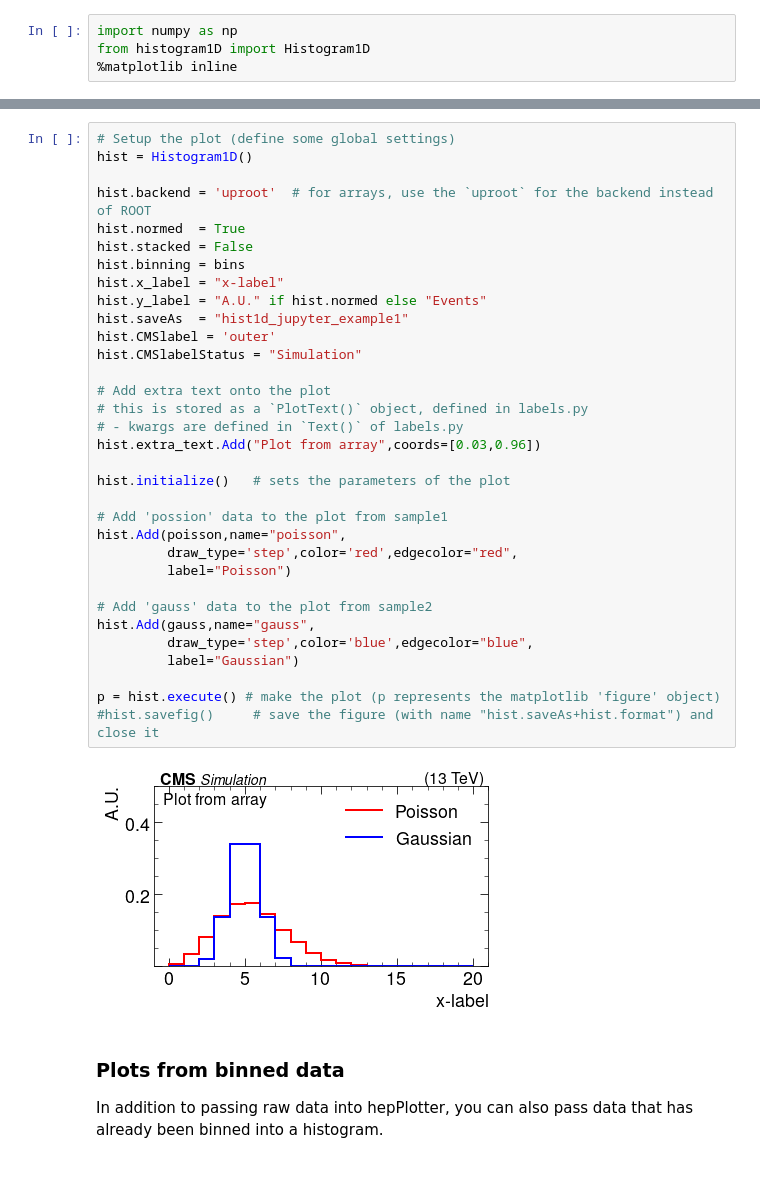
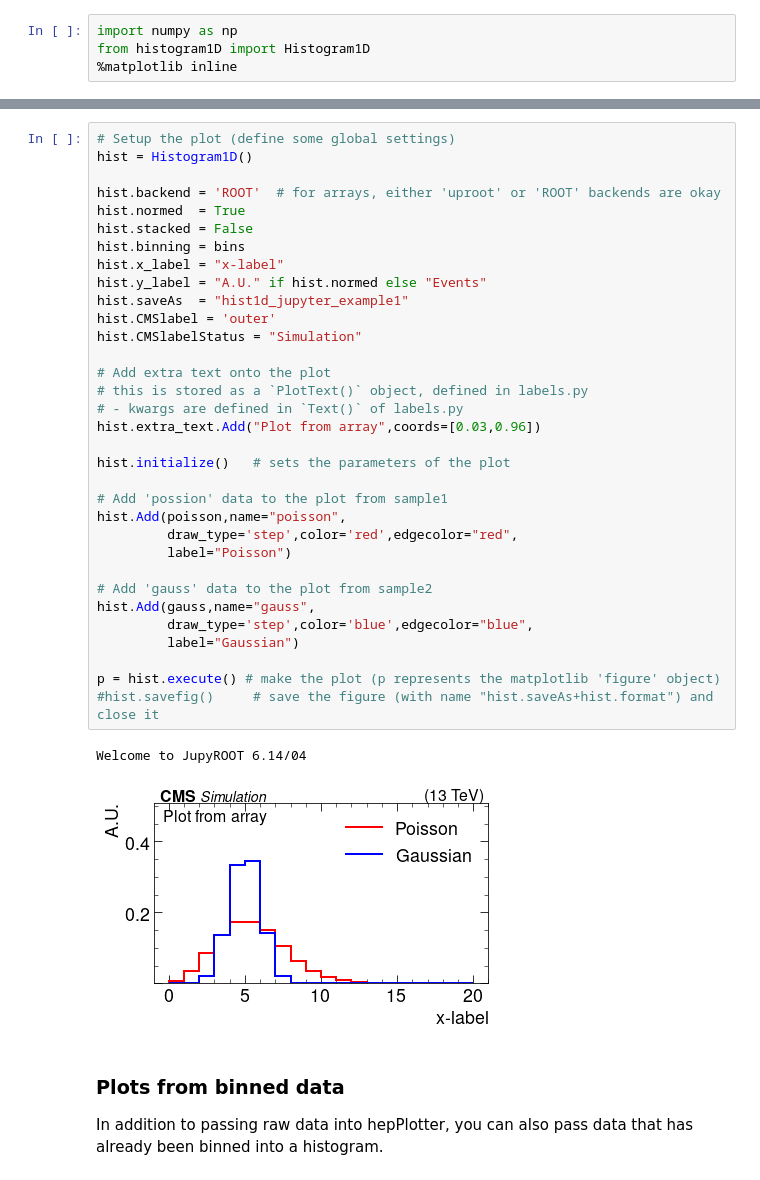
Before and after one commit to demarley/hepPlotter, a Jupyter notebook: examples/simple_1D_arrays.ipynb, the cells around one changed output, grey strips where cells are left out. Drawn from its saved outputs; the diff is of its cells as text.

Commit message:
Modify structure so array data can be used from either backend

```diff
--- a/examples/simple_1D_arrays.ipynb
+++ b/examples/simple_1D_arrays.ipynb
@@ -49,37 +49,38 @@ print " Poisson: {0}".format(poisson)
 # Setup the plot (define some global settings)
 hist = Histogram1D()
 
-hist.backend = 'uproot'  # for arrays, use the `uproot` for the backend instead of ROOT
+hist.backend = 'ROOT'  # for arrays, either 'uproot' or 'ROOT' backends are okay
 hist.normed  = True
 hist.stacked = False
 hist.binning = bins
 hist.x_label = "x-label"
 hist.y_label = "A.U." if hist.normed else "Events"
 hist.saveAs  = "hist1d_jupyter_example1"
 hist.CMSlabel = 'outer'
 hist.CMSlabelStatus = "Simulation"
 
 # Add extra text onto the plot
 # this is stored as a `PlotText()` object, defined in labels.py
 # - kwargs are defined in `Text()` of labels.py
 hist.extra_text.Add("Plot from array",coords=[0.03,0.96])
 
 hist.initialize()   # sets the parameters of the plot
 
 # Add 'possion' data to the plot from sample1
 hist.Add(poisson,name="poisson",
          draw_type='step',color='red',edgecolor="red",
          label="Poisson")
 
 # Add 'gauss' data to the plot from sample2
 hist.Add(gauss,name="gauss",
          draw_type='step',color='blue',edgecolor="blue",
          label="Gaussian")
 
 p = hist.execute() # make the plot (p represents the matplotlib 'figure' object)
 #hist.savefig()     # save the figure (with name "hist.saveAs+hist.format") and close it
 # %% [output]
+Welcome to JupyROOT 6.14/04
-[figure, old version]
+[figure, new version]
 # %% [markdown]
 ### Plots from binned data
 In addition to passing raw data into hepPlotter, you can also pass data that has already been binned into a histogram.
```
Also changed, not shown: parts of 2 cells of this notebook, 3 other files.
